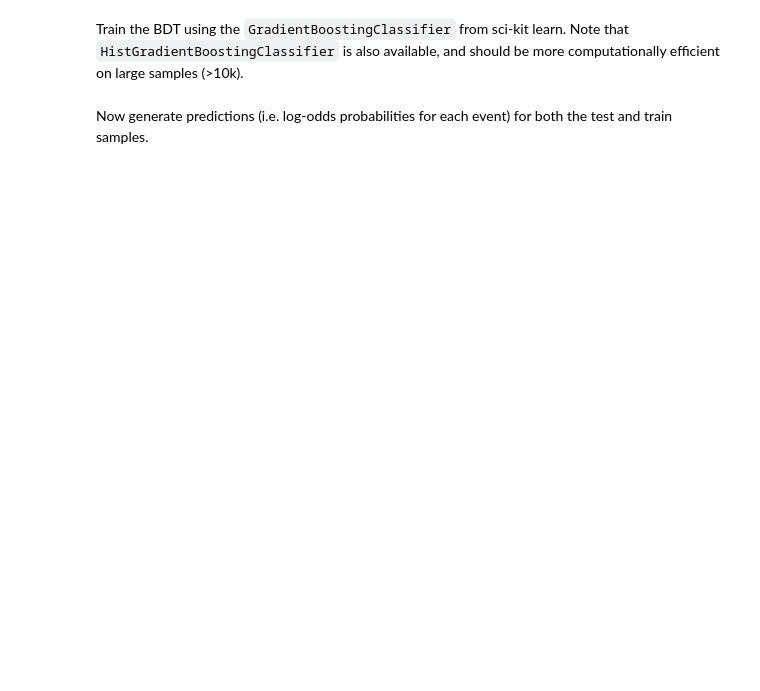
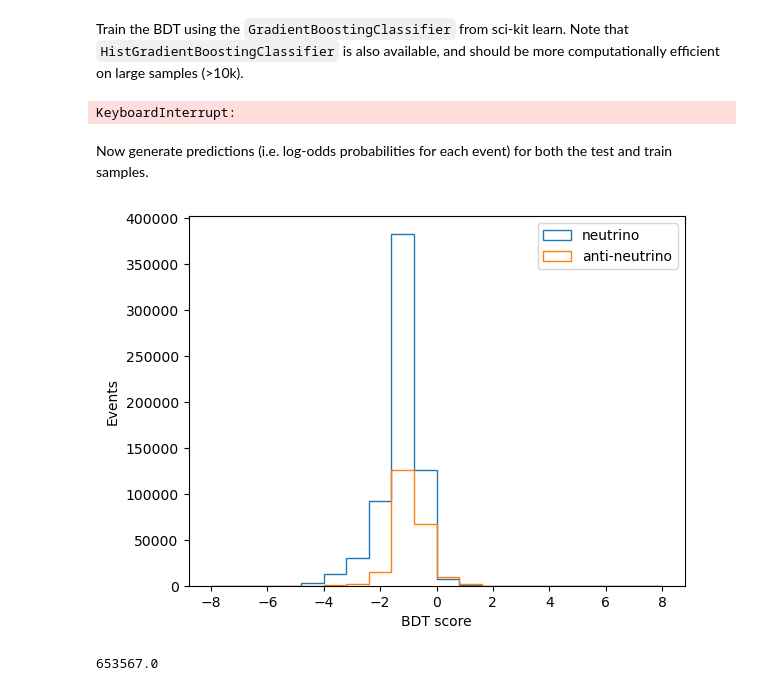
Before and after one commit to bristol-dune/atmospherics-tools, a Jupyter notebook: fast-osc-feedback/nu-nu_bar-BDT/BDT-Skeleton.ipynb, the cells around one changed output. Saved outputs shown, nothing was run; the diff lists cells and outputs as text; code cells hidden in the pictures; blank space fills up the shorter version.

```diff
--- a/fast-osc-feedback/nu-nu_bar-BDT/BDT-Skeleton.ipynb
+++ b/fast-osc-feedback/nu-nu_bar-BDT/BDT-Skeleton.ipynb
@@ -43,0 +68,11 @@ NameError: name 'n_evt' is not defined
+# %%
+feature_columns = [
+    'E_nu', 'hadron_energy', 'inelasticity',
+    'n_reco_pfps', 'n_reco_tracks', 'n_reco_showers',
+    'single_hits_energy', 'n_reco_muons_pions', 'n_reco_protons'
+]
+
+X_data = df_final[feature_columns].values
+
+# believe this labels neutrinos as 0 and anti-neutrinos as 1?
+y_data = (df_final['pdg'] < 0).astype(int).values
@@ -62,9 +128,11 @@ Train the BDT using the `GradientBoostingClassifier` from sci-kit learn.  Note t
 from sklearn.ensemble import GradientBoostingClassifier
 from sklearn.ensemble import HistGradientBoostingClassifier
 
-clf = GradientBoostingClassifier(n_estimators=100, learning_rate=1.0, max_depth=1, random_state=0).fit(X_train, y_train)
+clf = GradientBoostingClassifier( n_estimators= 100,learning_rate=.6, max_depth=6, random_state=0).fit(X_train, y_train)
+# %% [output]
+KeyboardInterrupt:
-# %% [markdown]
-Now generate predictions (i.e. log-odds probabilities for each event) for both the test and train samples.
+# %% [markdown]
+Now generate predictions (i.e. log-odds probabilities for each event) for both the test and train samples.
 # %%
 # this will be a value between 0 and 1 for each event, indicating "probability" that the event is anti-neutrino
 
@@ -73,3 +141,19 @@ scores_train = clf.decision_function(X_train)
 
 # create the results for test dataset
 scores_test = clf.decision_function(X_test)
+# %%
+n_index = 0
+an_index = 1
+
+n, bins, patches = plt.hist(scores_test[y_test==n_index], label='neutrino', histtype='step', bins=20, range=(-8,8))
+plt.hist(scores_test[y_test==an_index], label='anti-neutrino', histtype='step', bins=bins)
+plt.legend()
+#plt.yscale('log')
+plt.xlabel('BDT score')
+plt.ylabel('Events')
+plt.show()
+
+print(np.sum(n))
+# %% [output]
+[figure, added]
+653567.0
```
Also changed, not shown: parts of 12 cells of this notebook, 3 other files.
